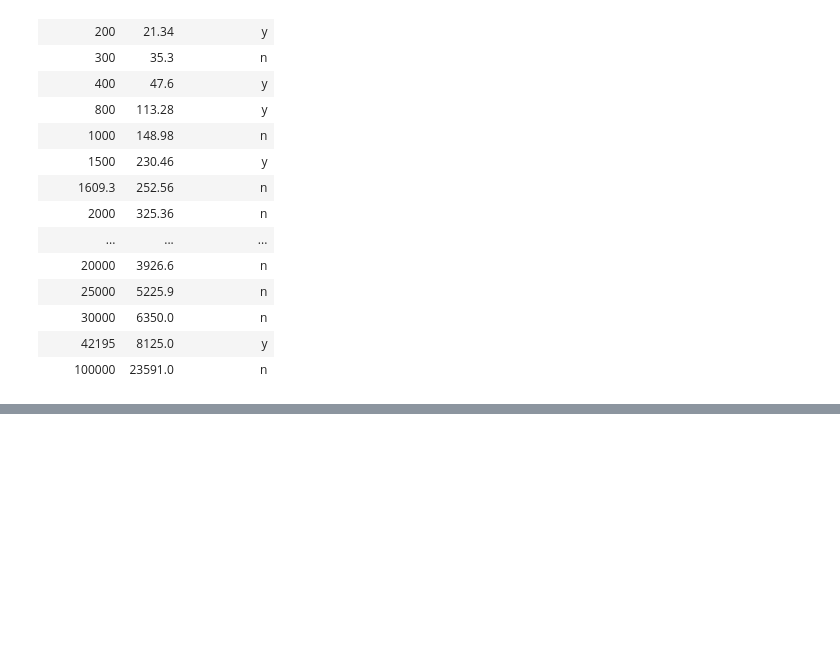
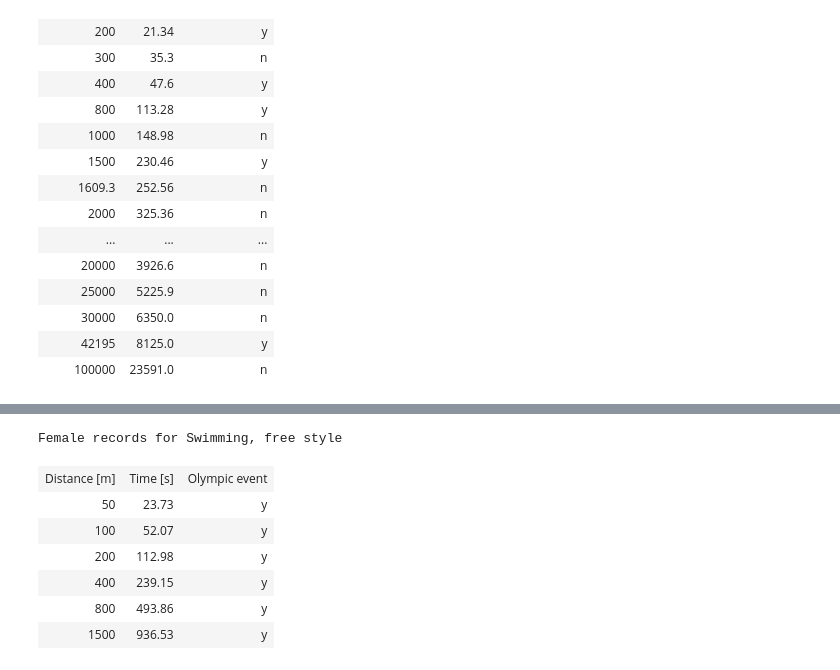
Before and after one commit to sbustamante/DailyScience, a Jupyter notebook: Athletic_Swimming_Equivalence.ipynb, the cells around one changed output, grey strips where cells are left out. Cells and saved outputs as stored; diff of their text form; code cells hidden in the pictures; blank space fills up the shorter version.

```diff
--- a/Athletic_Swimming_Equivalence.ipynb
+++ b/Athletic_Swimming_Equivalence.ipynb
@@ -136,0 +156,26 @@ plt.loglog(A_F.T[0], A_F.T[1], 'o-')
+# %%
+#Female records for Swimming, free style
+print( 'Female records for Swimming, free style' )
+records_SF_F = ListTable()
+records_SF_F.append(['Distance [m]', 'Time [s]', 'Olympic event'])
+#Events
+records_SF_F.append([50, 23.73, 'y'])
+records_SF_F.append([100, 52.07, 'y'])
+records_SF_F.append([200, 112.98, 'y'])
+records_SF_F.append([400, 239.15, 'y'])
+records_SF_F.append([800, 493.86, 'y'])
+records_SF_F.append([1500, 936.53, 'y'])
+
+#Plain data
+SF_F = np.array(records_SF_F[1:])[:,(0,1)]
+#Print
+records_SF_F
+# %% [output]
+Female records for Swimming, free style
+| Distance [m] | Time [s] | Olympic event |
+| 50 | 23.73 | y |
+| 100 | 52.07 | y |
+| 200 | 112.98 | y |
+| 400 | 239.15 | y |
+| 800 | 493.86 | y |
+| 1500 | 936.53 | y |
```
Also changed, not shown: parts of 3 cells of this notebook.
